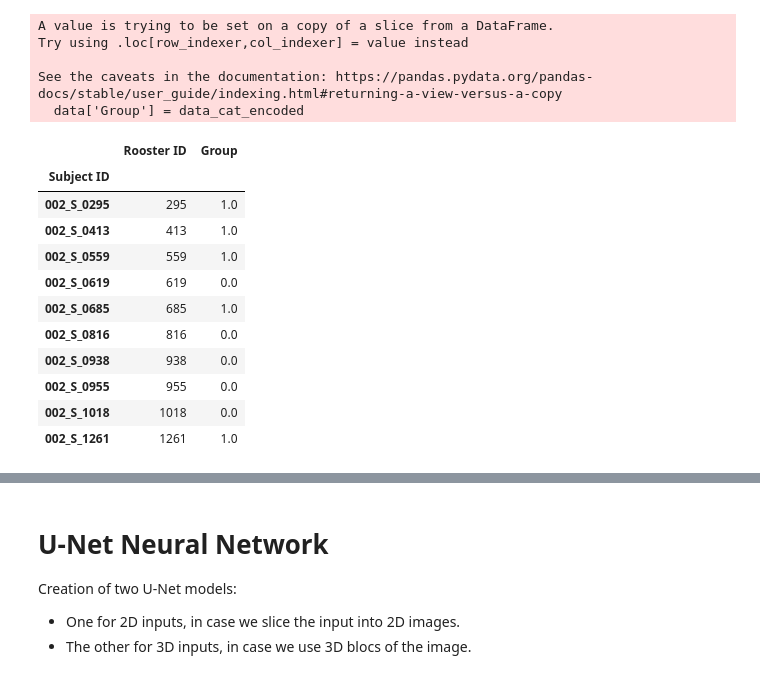
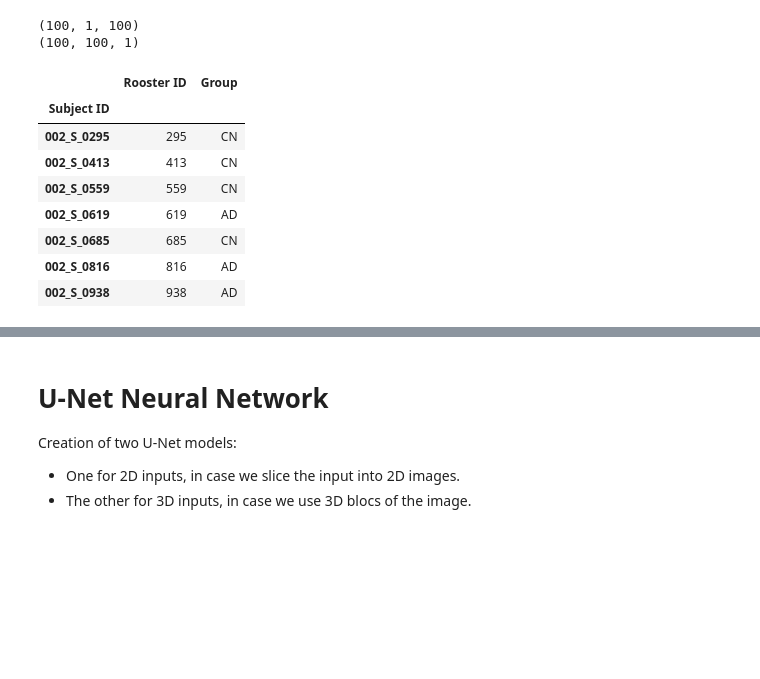
Before and after one commit to hamzaben99/AlzheimerDetection, a Jupyter notebook: alzheimerDetection.ipynb, the cells around one changed output, grey strips where cells are left out. Cells and saved outputs as stored; diff of their text form; code cells hidden in the pictures; blank space fills up the shorter version.

```diff
--- a/alzheimerDetection.ipynb
+++ b/alzheimerDetection.ipynb
@@ -72,7 +67,7 @@ def cut_2D_i(img_n_mmni, axe, idx):
     if axe == "x":
         cropped_img = img_n_mmni.slicer[idx:idx+1, ...]
     elif axe == "y":
-        cropped_img = img_n_mmni.slicer[:, idx:idx+1,:]
+        cropped_img = img_n_mmni.slicer[45:145, idx:idx+1,35:135]
     elif axe == "z":
         cropped_img = img_n_mmni.slicer[..., idx:idx+1]
     else:
@@ -100,9 +95,16 @@ def patch_3D(img_n_mmni, axe, idx_start, idx_end):
 # To test thid function
 n_mmni_filename = os.path.join(path, "n_mmni_fADNI_002_S_0295_1.5T_t1w.nii.gz")
 img_n_mmni = nib.load(n_mmni_filename)
-crop_img = patch_3D(img_n_mmni, "z", 90, 120)
-IM_HEIGHT = crop_img.shape[0]
-IM_WIDTH = crop_img.shape[1]
+crop_img = cut_2D_i(img_n_mmni, "y", 95)
+img_data = crop_img.get_fdata()
+print(img_data.shape)
+img_data = np.transpose(img_data, (0, 2, 1))
+print(img_data.shape)
+crop_img = nib.Nifti1Image(img_data, np.eye(4))
+nib.save(crop_img, 'test_img.nii')
+# %% [output]
+(100, 1, 100)
+(100, 100, 1)
 # %%
 def load_X_data(path):
     if not os.path.isdir(path):
@@ -122,47 +124,30 @@ X_data = load_X_data(path)
 # %%
 import os
 import re
 from pathlib import Path
 import pandas as pd
 from sklearn.preprocessing import OrdinalEncoder
 from sklearn.model_selection import train_test_split
 
 def load_data(path):
     data = pd.read_csv(path, names= ['Subject ID', 'Rooster ID', 'Age', 'Sexe', 'Group', 'Conversion', 'MMSE', 'RAVLT', 'FAQ', 'CDR-SB', 'ADAS11'], usecols = ['Subject ID', 'Rooster ID', 'Group'])
     data.index = data['Subject ID']
     data = data.drop(['Subject ID'], axis=1)
+    data = data[(data.Group == 'CN') | (data.Group == 'AD')]
     return data
 
 path = str(Path().resolve())
 path = path + "/ADNI1/list_standardized_tongtong_2017.csv"
 y_data = load_data(path)
-
-def process_data(data):
-    ordinal_encoder = OrdinalEncoder()
-    data = data[(data.Group == 'CN') | (data.Group == 'AD')]
-    data_cat = data[['Group']]
-    data_cat_encoded = ordinal_encoder.fit_transform(data_cat)
-    data['Group'] = data_cat_encoded
-    return data
-
-y_data = process_data(y_data)
-y_data.head(10)
+y_data.head(7)
 # %% [output]
-A value is trying to be set on a copy of a slice from a DataFrame.
-Try using .loc[row_indexer,col_indexer] = value instead
-
-See the caveats in the documentation: https://pandas.pydata.org/pandas-docs/stable/user_guide/indexing.html#returning-a-view-versus-a-copy
-  data['Group'] = data_cat_encoded
 |  | Rooster ID | Group |
 | Subject ID |  |  |
-| 002_S_0295 | 295 | 1.0 |
-| 002_S_0413 | 413 | 1.0 |
-| 002_S_0559 | 559 | 1.0 |
-| 002_S_0619 | 619 | 0.0 |
-| 002_S_0685 | 685 | 1.0 |
-| 002_S_0816 | 816 | 0.0 |
-| 002_S_0938 | 938 | 0.0 |
-| 002_S_0955 | 955 | 0.0 |
-| 002_S_1018 | 1018 | 0.0 |
-| 002_S_1261 | 1261 | 1.0 |
+| 002_S_0295 | 295 | CN |
+| 002_S_0413 | 413 | CN |
+| 002_S_0559 | 559 | CN |
+| 002_S_0619 | 619 | AD |
+| 002_S_0685 | 685 | CN |
+| 002_S_0816 | 816 | AD |
+| 002_S_0938 | 938 | AD |
 # %%
```
Also changed, not shown: parts of 11 cells of this notebook.
